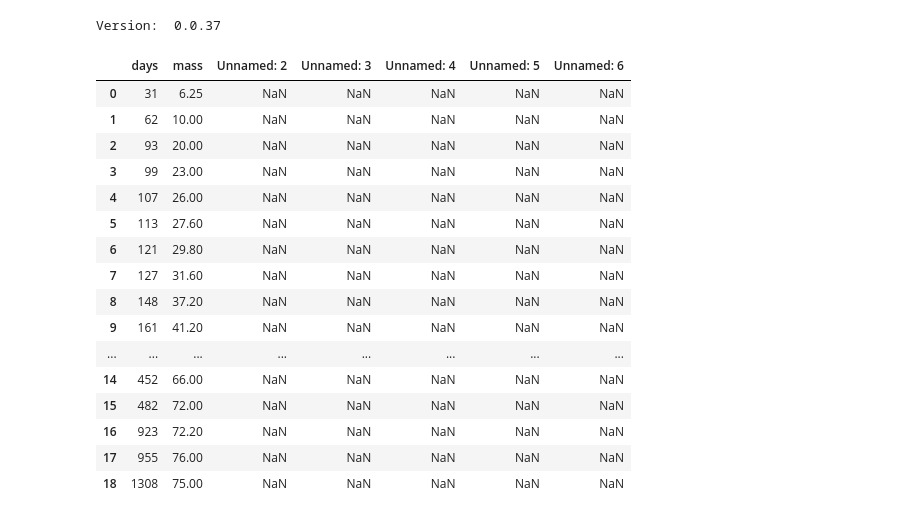
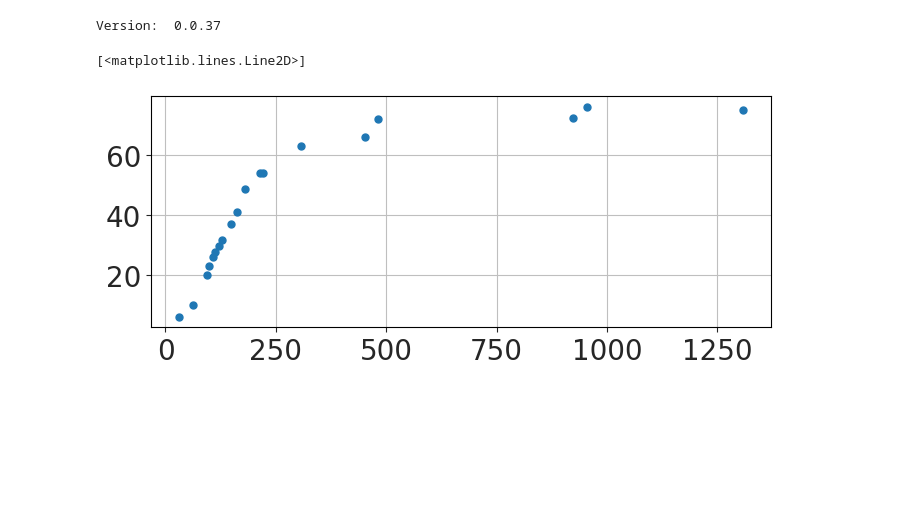
Before and after one commit to bblais/Computer-Programming-for-the-Sciences-Spring-2024, a Jupyter notebook: Sprint #3 - Probability and Uncertainty/2024-04-02 - Fitting Models - lmfit.ipynb, the cells around one changed output. Cells and saved outputs as stored; diff of their text form; code cells hidden in the pictures; blank space fills up the shorter version.

```diff
--- a/Sprint #3 - Probability and Uncertainty/2024-04-02 - Fitting Models - lmfit.ipynb
+++ b/Sprint #3 - Probability and Uncertainty/2024-04-02 - Fitting Models - lmfit.ipynb
@@ -7,24 +7,11 @@ from sci378.stats import *
 Version:  0.0.37
 # %%
 data=pd.read_csv('data/dog_mass.csv')
-t_data=data['days'].values[:10]  # just the start
-y_data=data['mass'].values[:10]
-data
+t_data=data['days'].values
+y_data=data['mass'].values
+
+figure(figsize=(8,3))
+plot(t_data, y_data, 'o')
 # %% [output]
-|  | days | mass | Unnamed: 2 | Unnamed: 3 | Unnamed: 4 | Unnamed: 5 | Unnamed: 6 |
-| 0 | 31 | 6.25 | NaN | NaN | NaN | NaN | NaN |
-| 1 | 62 | 10.00 | NaN | NaN | NaN | NaN | NaN |
-| 2 | 93 | 20.00 | NaN | NaN | NaN | NaN | NaN |
-| 3 | 99 | 23.00 | NaN | NaN | NaN | NaN | NaN |
-| 4 | 107 | 26.00 | NaN | NaN | NaN | NaN | NaN |
-| 5 | 113 | 27.60 | NaN | NaN | NaN | NaN | NaN |
-| 6 | 121 | 29.80 | NaN | NaN | NaN | NaN | NaN |
-| 7 | 127 | 31.60 | NaN | NaN | NaN | NaN | NaN |
-| 8 | 148 | 37.20 | NaN | NaN | NaN | NaN | NaN |
-| 9 | 161 | 41.20 | NaN | NaN | NaN | NaN | NaN |
-| ... | ... | ... | ... | ... | ... | ... | ... |
-| 14 | 452 | 66.00 | NaN | NaN | NaN | NaN | NaN |
-| 15 | 482 | 72.00 | NaN | NaN | NaN | NaN | NaN |
-| 16 | 923 | 72.20 | NaN | NaN | NaN | NaN | NaN |
-| 17 | 955 | 76.00 | NaN | NaN | NaN | NaN | NaN |
-| 18 | 1308 | 75.00 | NaN | NaN | NaN | NaN | NaN |
+[<matplotlib.lines.Line2D>]
+[figure, added]
```
Also changed, not shown: parts of 6 cells of this notebook, 1 other file.
